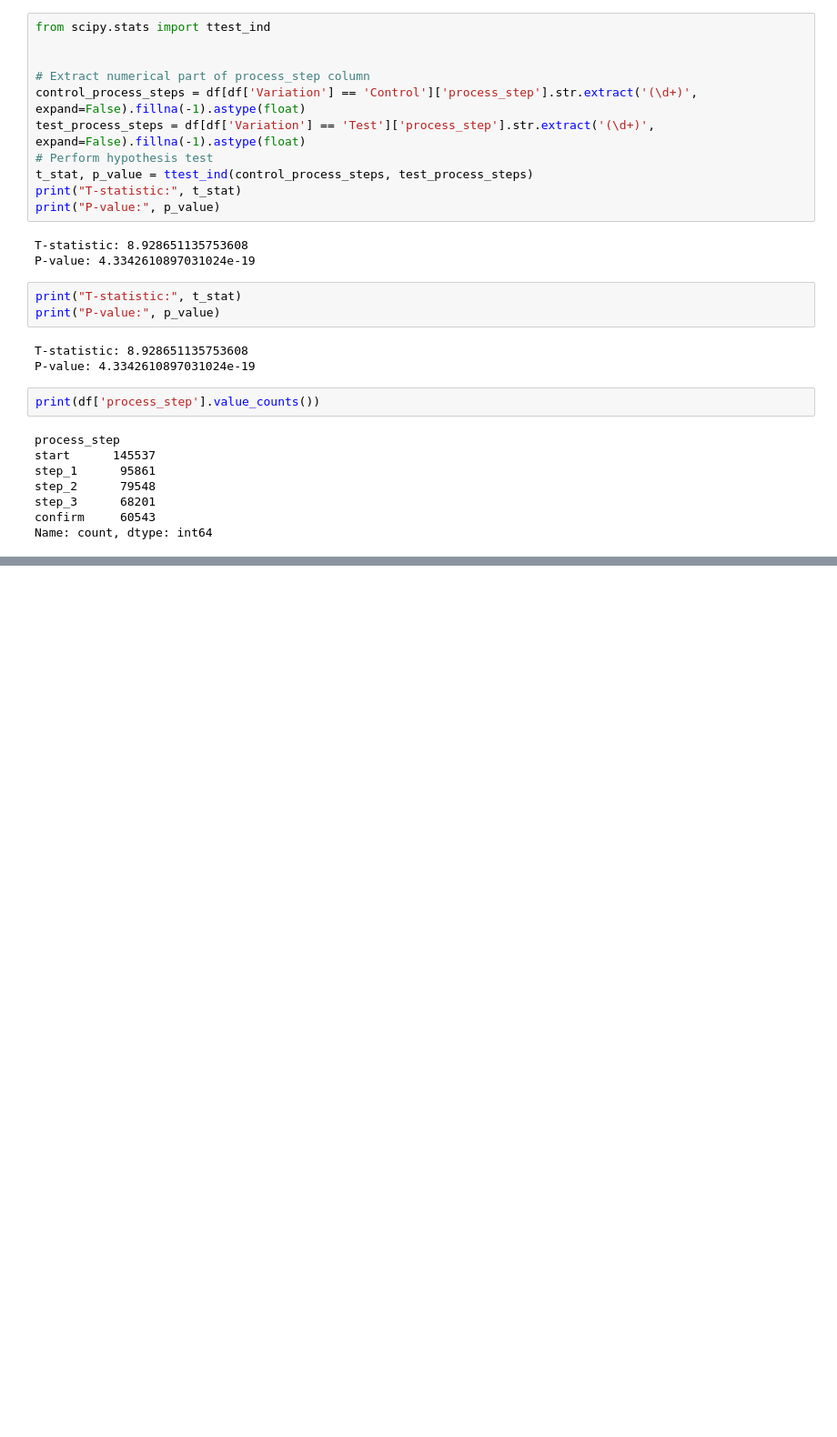
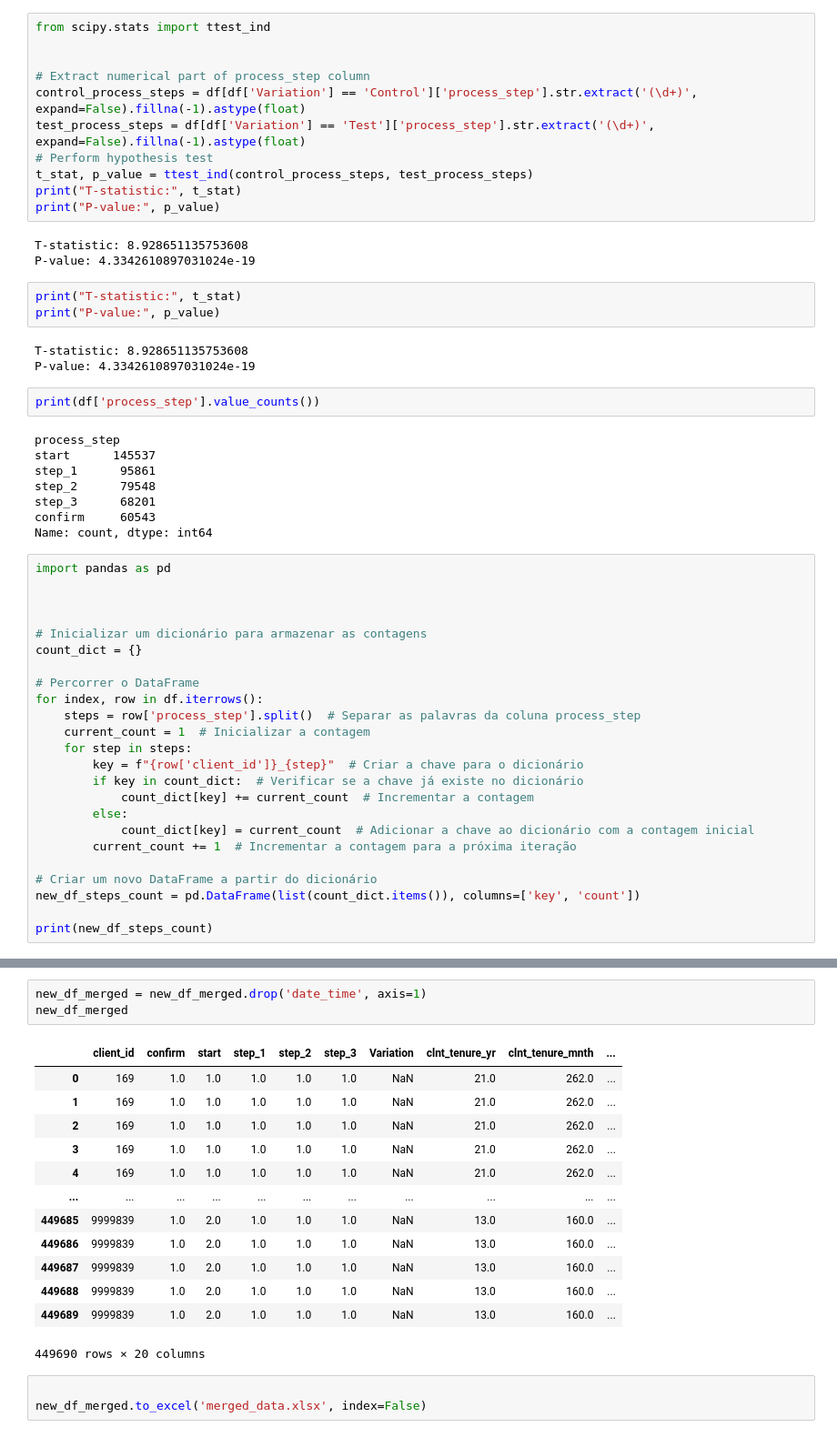
Before and after one commit to pmarquespt/Proj_5_Group_6_pat_gui, a Jupyter notebook: analysis and visualization/2_working data_base.ipynb, the cells around one changed output, grey strips where cells are left out. Shown at 91% size. Cells and saved outputs as stored; diff of their text form; blank space fills up the shorter version.

```diff
--- a/analysis and visualization/2_working data_base.ipynb
+++ b/analysis and visualization/2_working data_base.ipynb
@@ -228,3 +228,27 @@ step_2      79548
 step_3      68201
 confirm     60543
 Name: count, dtype: int64
+# %%
+import pandas as pd
+
+
+
+# Inicializar um dicionário para armazenar as contagens
+count_dict = {}
+
+# Percorrer o DataFrame
+for index, row in df.iterrows():
+    steps = row['process_step'].split()  # Separar as palavras da coluna process_step
+    current_count = 1  # Inicializar a contagem
+    for step in steps:
+        key = f"{row['client_id']}_{step}"  # Criar a chave para o dicionário
+        if key in count_dict:  # Verificar se a chave já existe no dicionário
+            count_dict[key] += current_count  # Incrementar a contagem
+        else:
+            count_dict[key] = current_count  # Adicionar a chave ao dicionário com a contagem inicial
+        current_count += 1  # Incrementar a contagem para a próxima iteração
+
+# Criar um novo DataFrame a partir do dicionário
+new_df_steps_count = pd.DataFrame(list(count_dict.items()), columns=['key', 'count'])
+
+print(new_df_steps_count)
@@ -230,0 +378,20 @@ Name: count, dtype: int64
+# %%
+new_df_merged = new_df_merged.drop('date_time', axis=1)
+new_df_merged
+# %% [output]
+|  | client_id | confirm | start | step_1 | step_2 | step_3 | Variation | clnt_tenure_yr | clnt_tenure_mnth | ... |
+| 0 | 169 | 1.0 | 1.0 | 1.0 | 1.0 | 1.0 | NaN | 21.0 | 262.0 | ... |
+| 1 | 169 | 1.0 | 1.0 | 1.0 | 1.0 | 1.0 | NaN | 21.0 | 262.0 | ... |
+| 2 | 169 | 1.0 | 1.0 | 1.0 | 1.0 | 1.0 | NaN | 21.0 | 262.0 | ... |
+| 3 | 169 | 1.0 | 1.0 | 1.0 | 1.0 | 1.0 | NaN | 21.0 | 262.0 | ... |
+| 4 | 169 | 1.0 | 1.0 | 1.0 | 1.0 | 1.0 | NaN | 21.0 | 262.0 | ... |
+| ... | ... | ... | ... | ... | ... | ... | ... | ... | ... | ... |
+| 449685 | 9999839 | 1.0 | 2.0 | 1.0 | 1.0 | 1.0 | NaN | 13.0 | 160.0 | ... |
+| 449686 | 9999839 | 1.0 | 2.0 | 1.0 | 1.0 | 1.0 | NaN | 13.0 | 160.0 | ... |
+| 449687 | 9999839 | 1.0 | 2.0 | 1.0 | 1.0 | 1.0 | NaN | 13.0 | 160.0 | ... |
+| 449688 | 9999839 | 1.0 | 2.0 | 1.0 | 1.0 | 1.0 | NaN | 13.0 | 160.0 | ... |
+| 449689 | 9999839 | 1.0 | 2.0 | 1.0 | 1.0 | 1.0 | NaN | 13.0 | 160.0 | ... |
+449690 rows × 20 columns
+# %%
+
+new_df_merged.to_excel('merged_data.xlsx', index=False)
```
Also changed, not shown: parts of 6 cells of this notebook, 2 other files.
